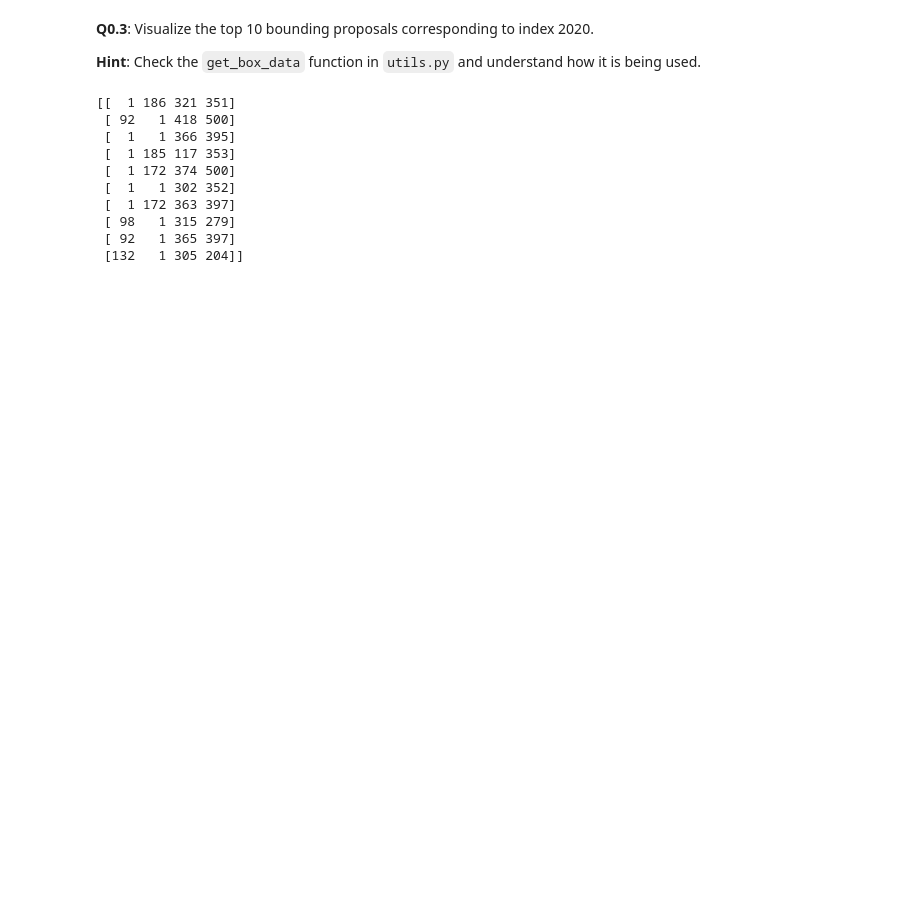
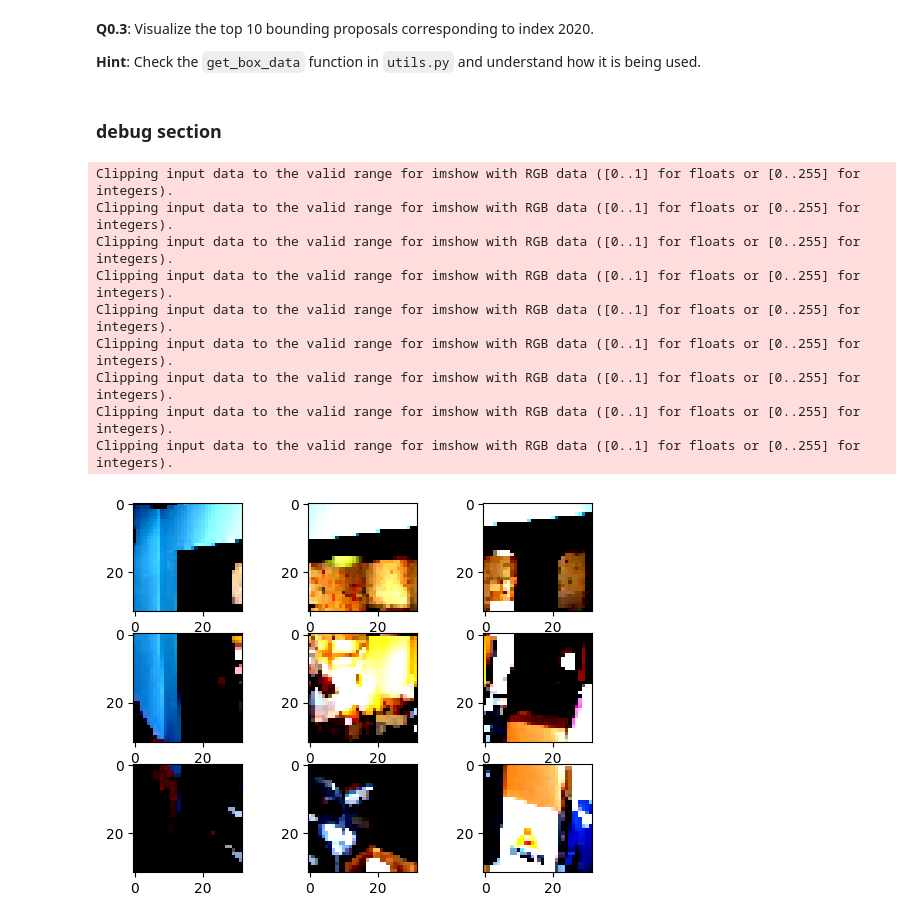
Before and after one commit to AliceOfSNU/CVandLearning_Seoul2023, a Jupyter notebook: Lab1/task_0.ipynb, the cells around one changed output. Saved outputs shown, nothing was run; the diff lists cells and outputs as text; code cells hidden in the pictures; blank space fills up the shorter version.

```diff
--- a/Lab1/task_0.ipynb
+++ b/Lab1/task_0.ipynb
@@ -28,7 +25,7 @@ Unsupervised bounding box proposals are obtained through methods such as [Select
 
 Your task is to change the dataloader to obtain the proposed bounding boxes for each image. Feel free to experiment with the data in the files to figure out the number of proposals per image, their scores, etc. Returning a dictionary would be convenient here. For the bounding boxes, using the relative positions is usually a better idea since they are invariant to changes in the size of the image.
 # %%
-dataset = VOCDataset('trainval', top_n=10)
+dataset = VOCDataset('trainval', top_n=10, data_dir='../../data/VOCdevkit/VOC2007/')
 # %% [markdown]
 **Q0.1**: Load the image corresponding to index 2020 and print the GT labels associated with it.
 
@@ -108,14 +93,5 @@ for idx in range(2023, 2026):
 
 wdb_img = [wandb.Image(img, boxes=box) for img, box in zip(imgs, boxes)]
 wandb.log({"region proposals": wdb_img})
-# %% [output]
-[[  1 186 321 351]
- [ 92   1 418 500]
- [  1   1 366 395]
- [  1 185 117 353]
- [  1 172 374 500]
- [  1   1 302 352]
- [  1 172 363 397]
- [ 98   1 315 279]
- [ 92   1 365 397]
- [132   1 305 204]]
+# %% [markdown]
+### debug section
@@ -121,0 +109,51 @@ wandb.log({"region proposals": wdb_img})
+# %%
+dataset = VOCDataset('trainval', image_size=512, top_n=10, data_dir='../../data/VOCdevkit/VOC2007/')
+
+train_loader = torch.utils.data.DataLoader(
+        dataset,
+        batch_size=1,   # batchsize is one for this implementation
+        shuffle=True,
+        num_workers=4,
+        pin_memory=True,
+        sampler=None,
+        drop_last=True)
+# %%
+fig, ax = plt.subplots(3, 3)
+
+for iter, data in enumerate(dataset):
+    image = data['image']
+    target = data['label']
+    wgt = data['wgt']
+    rois = data['rois']
+    gt_boxes = data['gt_boxes']
+    gt_class_list = data['gt_classes']
+
+    h, w = image.shape[-2:]
+    scale_factor = torch.Tensor([w, h, w, h])
+    dh = h/3; dw = w/3
+    rois = []
+    for i in range(3):
+        for j in range(3):
+            rois.append(torch.Tensor([j*dw, i*dh, (j+1)*dw, (i+1)*dh]))
+    rois  = torch.stack(rois, dim=0).float()
+    resized = transforms.Resize((224, 224))(image).unsqueeze(0)
+
+    proposals = roi_pool(resized, [rois], 32, spatial_scale=224/512)
+    proposals = proposals.detach().numpy()
+    proposals = proposals.transpose((0, 2, 3, 1))
+    for row in range(3):
+        for col in range(3):
+            ax[row, col].imshow(proposals[row*3+col])
+    plt.show()
+    break
+# %% [output]
+Clipping input data to the valid range for imshow with RGB data ([0..1] for floats or [0..255] for integers).
+Clipping input data to the valid range for imshow with RGB data ([0..1] for floats or [0..255] for integers).
+Clipping input data to the valid range for imshow with RGB data ([0..1] for floats or [0..255] for integers).
+Clipping input data to the valid range for imshow with RGB data ([0..1] for floats or [0..255] for integers).
+Clipping input data to the valid range for imshow with RGB data ([0..1] for floats or [0..255] for integers).
+Clipping input data to the valid range for imshow with RGB data ([0..1] for floats or [0..255] for integers).
+Clipping input data to the valid range for imshow with RGB data ([0..1] for floats or [0..255] for integers).
+Clipping input data to the valid range for imshow with RGB data ([0..1] for floats or [0..255] for integers).
+Clipping input data to the valid range for imshow with RGB data ([0..1] for floats or [0..255] for integers).
+[figure, added]
```
Also changed, not shown: parts of 5 cells of this notebook, 3 other files.
